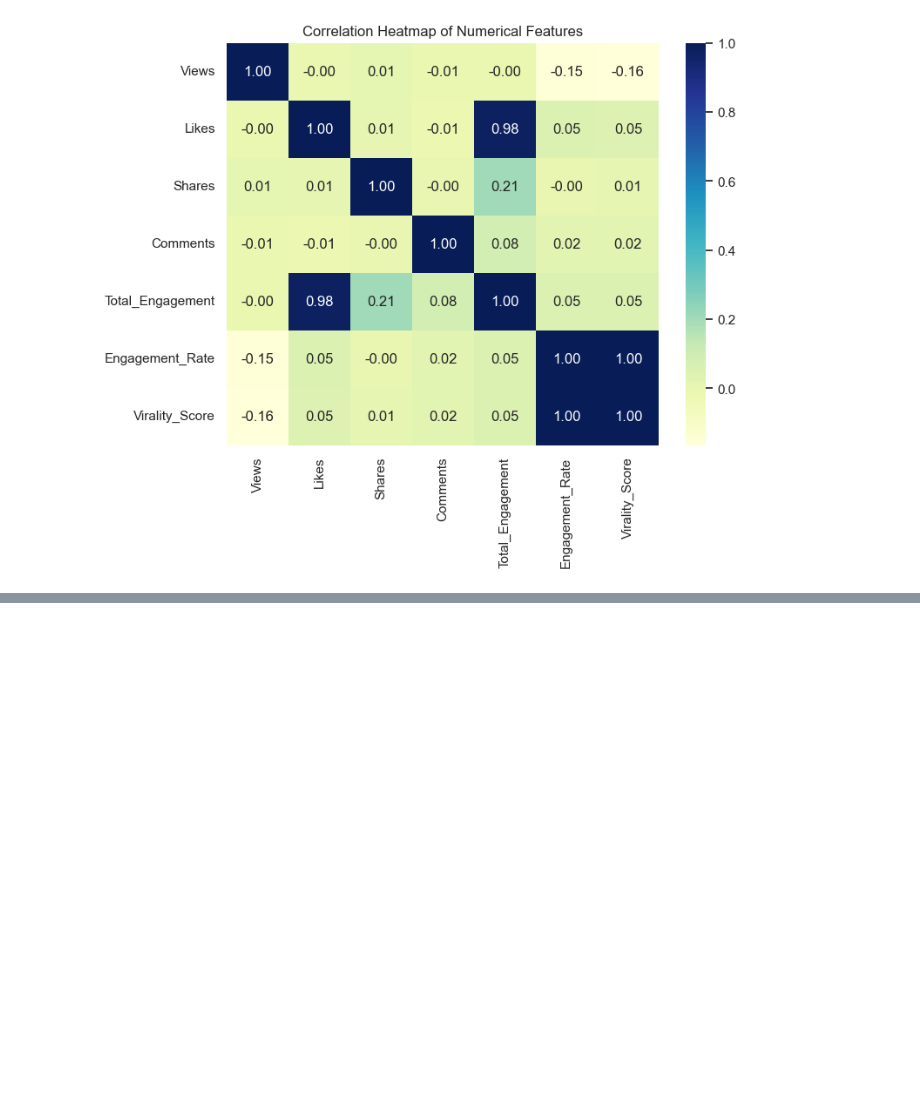
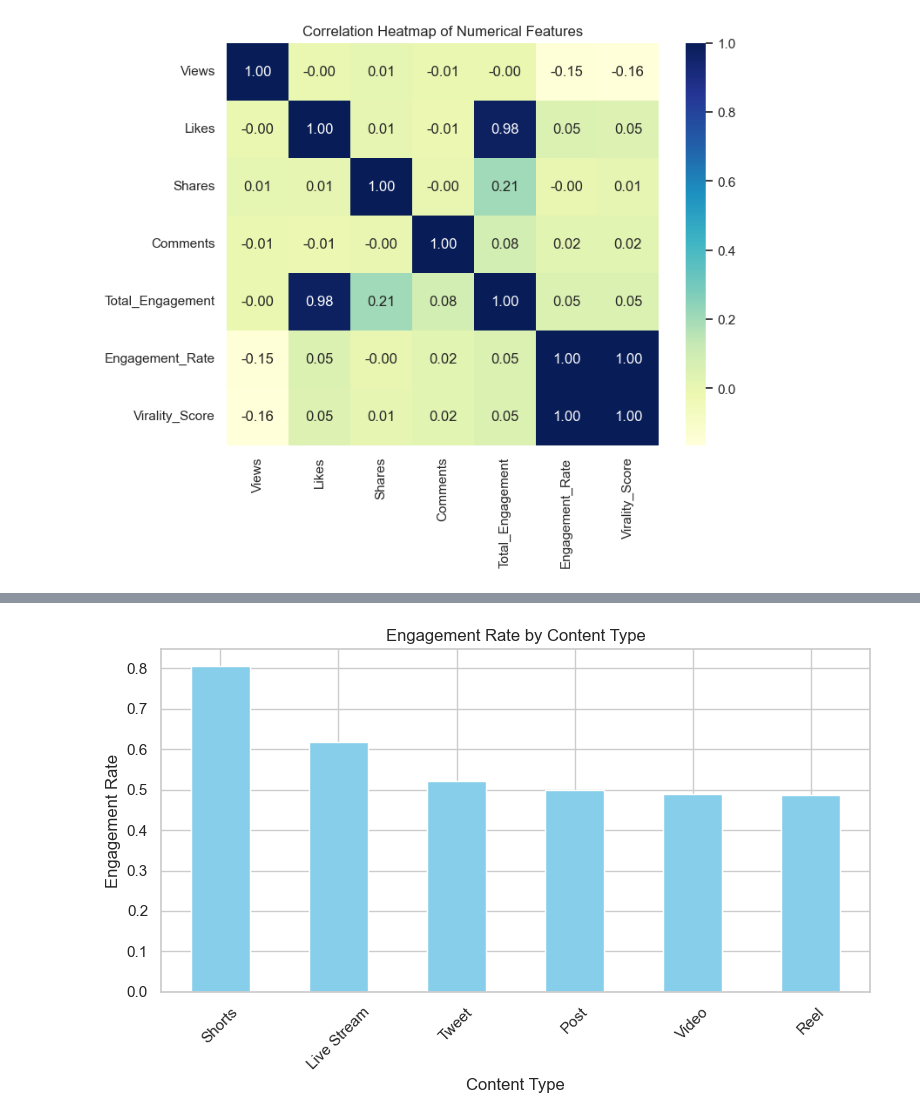
Before and after one commit to jari127/MSDS25026_Project, a Jupyter notebook: code_file.ipynb, the cells around one changed output, grey strips where cells are left out. Cells and saved outputs as stored; diff of their text form; code cells hidden in the pictures; blank space fills up the shorter version.

Commit message:
#11:Complete EDA and visualizations: hashtags, content type, sentiment

```diff
--- a/code_file.ipynb
+++ b/code_file.ipynb
@@ -479,0 +490,22 @@ df_filtered.head()
+# %%
+# Sentiment Analysis using VADER
+sia = SentimentIntensityAnalyzer()
+
+# Calculate sentiment score for hashtags
+df["Sentiment_Score"] = df["Hashtag"].astype(str).apply(
+    lambda x: sia.polarity_scores(x)["compound"]
+)
+
+# Categorize sentiment
+def categorize(score):
+    if score > 0.05:
+        return "Positive"
+    elif score < -0.05:
+        return "Negative"
+    else:
+        return "Neutral"
+
+df["Sentiment_Category"] = df["Sentiment_Score"].apply(categorize)
+
+print(df["Sentiment_Score"].describe())
+print(df["Sentiment_Category"].value_counts())
@@ -692,0 +762,10 @@ plt.show()
+# %%
+# Group data by Content_Type
+content_group = df.groupby('Content_Type')[['Views', 'Likes', 'Shares', 'Comments', 'Engagement_Rate']].mean()
+
+# Sort by engagement rate
+content_group_sorted = content_group.sort_values(by='Engagement_Rate', ascending=False)
+
+# Show results
+print("Content types ranked by engagement rate:")
+print(content_group_sorted)
@@ -692,0 +791,12 @@ plt.show()
+# %%
+#bar chart showing Engagement Rate by Content Type
+plt.figure(figsize=(8, 5))
+content_group_sorted['Engagement_Rate'].plot(kind='bar', color='skyblue')
+plt.title("Engagement Rate by Content Type")
+plt.ylabel("Engagement Rate")
+plt.xlabel("Content Type")
+plt.xticks(rotation=45)
+plt.tight_layout()
+plt.show()
+# %% [output]
+[figure, added]
```
Also changed, not shown: parts of 8 cells of this notebook, 3 other files.
